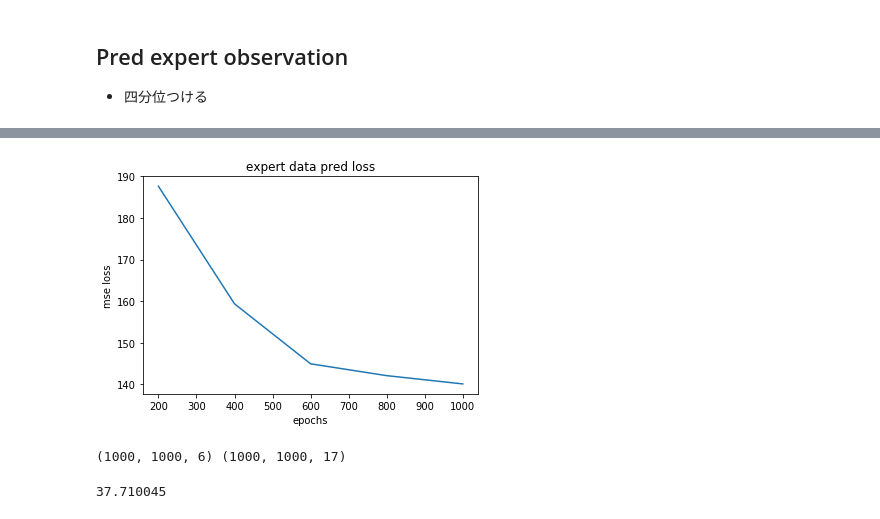
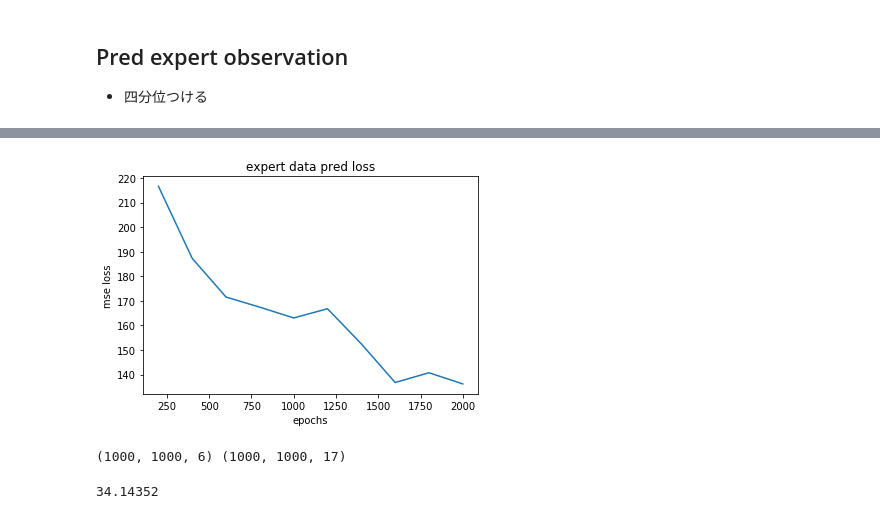
Before and after one commit to naruya/DSSM1d, a Jupyter notebook: eval.ipynb, the cells around one changed output, grey strips where cells are left out. Drawn from its saved outputs; the diff is of its cells as text; code cells hidden in the pictures.

Commit message:
eval 2000 epoch

```diff
--- a/eval.ipynb
+++ b/eval.ipynb
@@ -152,7 +152,7 @@ def eval_expert_loss(timestamp, load_epoch, param_path, data_path, show=False):
         ".format(timestamp, load_epoch).split())
 
     model = SSM(args)
-    load_model(model, model_dir="./", epoch=args.load_epoch)
+    load_model(model, model_dir="../", epoch=args.load_epoch)
 
     with open(param_path, mode='rb') as f:
         a_mean, a_std, o_mean, o_std = pickle.load(f)
@@ -168,7 +168,7 @@ def eval_expert_loss(timestamp, load_epoch, param_path, data_path, show=False):
 
     scores = []
 
-    for trial in tqdm(range(100)):
+    for trial in tqdm(range(10)):
         epis_a = traj_a[trial]
         epis_o = traj_o[trial]
         o, true = epis_o[0], epis_o[1:301]
@@ -205,7 +205,7 @@ def eval_expert_loss(timestamp, load_epoch, param_path, data_path, show=False):
 
     return np.mean(scores)
 # %%
-timestamp = "Feb26_06-08-58"
+timestamp = "Feb26_08-06-04"
 param_path = "../data/loop0/param.pkl"
 data_path = "../diayn/data/expert.pkl"
 scores = []
@@ -213,7 +213,7 @@ scores = []
 # score = eval_expert_loss(timestamp, 1000, param_path, data_path, show=True)
 # print(score)
 
-for i in range(5):
+for i in range(10):
     score = eval_expert_loss(timestamp, (i+1)*200, param_path, data_path)
     scores.append(score)
 # %% [output]
@@ -225,19 +230,19 @@ for i in range(5):
 # %%
-plt.plot([(i+1)*200 for i in  range(5)], scores)
+plt.plot([(i+1)*200 for i in  range(10)], scores)
 plt.title("expert data pred loss")
 plt.xlabel("epochs")
 plt.ylabel("mse loss")
 plt.show()
 # %% [output]
-[figure, old version]
+[figure, new version]
 # %%
 # random data
-timestamp = "Feb26_06-08-58"
+timestamp = "Feb26_08-06-04"
 param_path = "../data/loop0/param.pkl"
 data_path = "../data/loop0/test.pkl"
 
-score = eval_expert_loss(timestamp, 1000, param_path, data_path)
+score = eval_expert_loss(timestamp, 2000, param_path, data_path)
 print(score)
 # %% [output]
 (1000, 1000, 6) (1000, 1000, 17)
-37.710045
+34.14352
```
Also changed, not shown: parts of 4 cells of this notebook.
